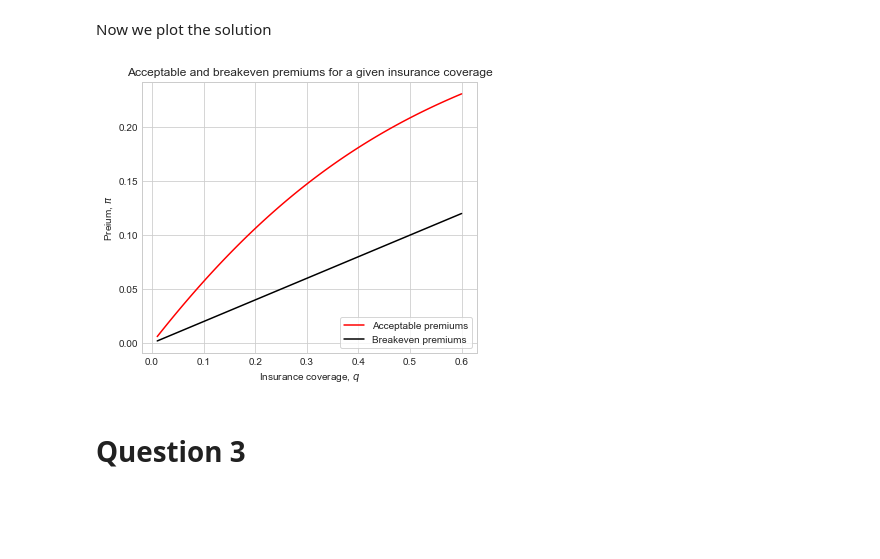
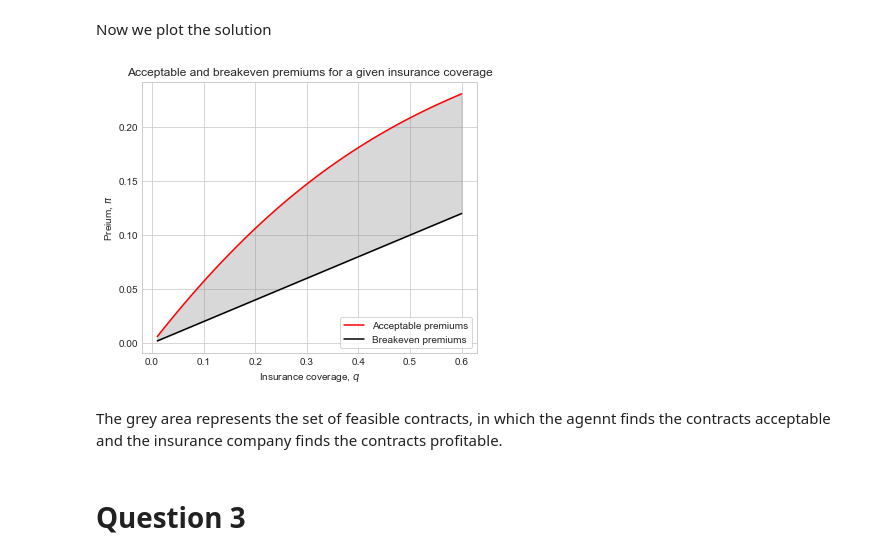
Before and after one commit to mfw325/projects-2022-team-freelvlau, a Jupyter notebook: inauguralproject/inauguralproject.ipynb, the cells around one changed output. Saved outputs shown, nothing was run; the diff lists cells and outputs as text; code cells hidden in the pictures; blank space fills up the shorter version.

```diff
--- a/inauguralproject/inauguralproject.ipynb
+++ b/inauguralproject/inauguralproject.ipynb
@@ -101,26 +101,28 @@ Now we plot the solution
 # %%
 #iii
 
 # generating the function pi, from the question before for each q
 premiums = np.zeros(N)
 
 for i, q in enumerate(q_values):
     premiums[i]=p*q
 
 fig = plt.figure(figsize=(6, 5))
 
 ax = fig.add_subplot(1,1,1)
 
 ax.plot(q_values, pis, color = 'red', label = 'Acceptable premiums')
 ax.plot(q_values, premiums, color = 'black', label = 'Breakeven premiums')
-
+ax1=ax.fill_between(q_values, premiums, pis, alpha=.3, color = 'grey')
 ax.set_title('Acceptable and breakeven premiums for a given insurance coverage')
 ax.set_xlabel('Insurance coverage, $q$')
 ax.set_ylabel('Preium, $\pi$')
 ax.legend(loc='lower right',frameon=True)
 ax.grid(True)
 # %% [output]
-[figure, old version]
+[figure, new version]
+# %% [markdown]
+The grey area represents the set of feasible contracts, in which the agennt finds the contracts acceptable and the insurance company finds the contracts profitable.
 # %% [markdown]
 # Question 3
 # %% [markdown]
```
Also changed, not shown: parts of 2 cells of this notebook.
